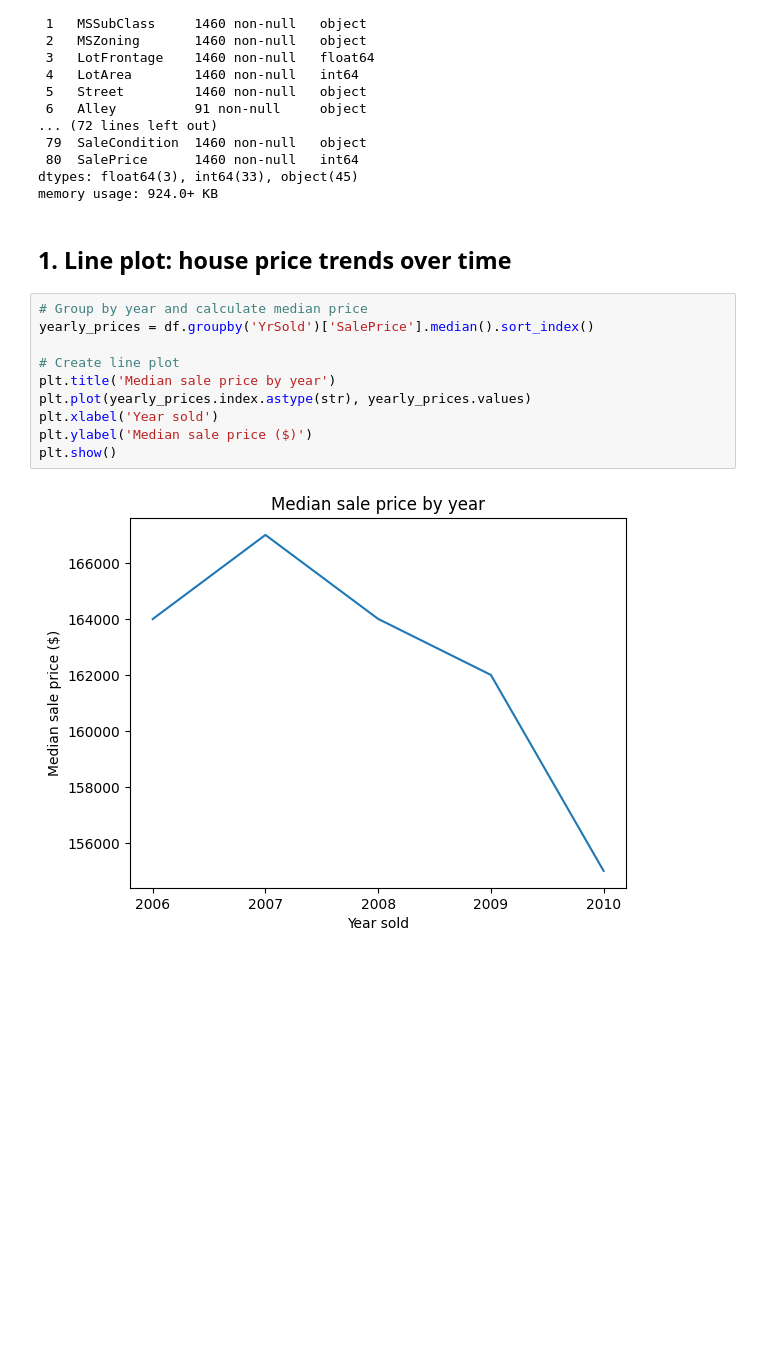
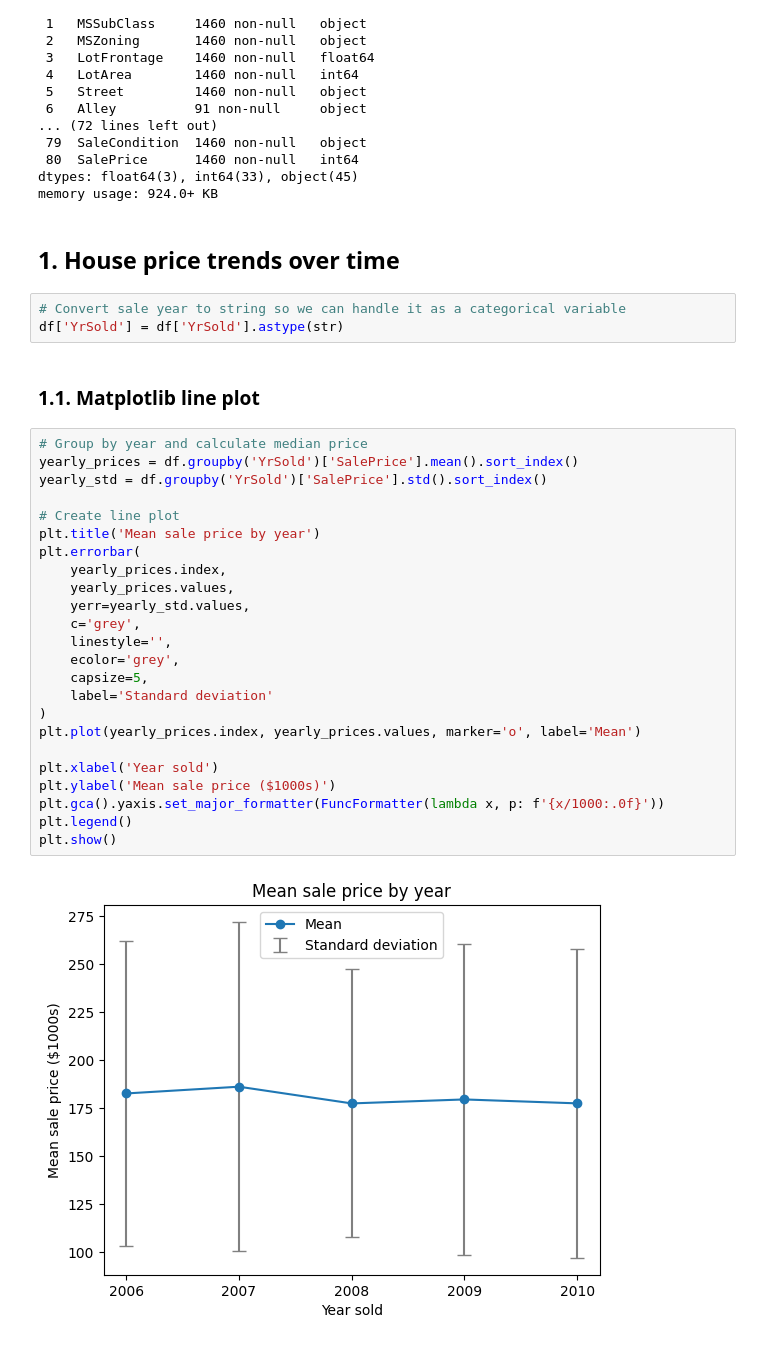
Before and after one commit to pallavitalasila26/FSA_devops, a Jupyter notebook: notebooks/unit2/lesson_11/Lesson_11_activity_solution.ipynb, the cells around one changed output. Saved outputs shown, nothing was run; the diff lists cells and outputs as text; blank space fills up the shorter version.

Commit message:
Updated lesson 11 activity solution with new plots

```diff
--- a/notebooks/unit2/lesson_11/Lesson_11_activity_solution.ipynb
+++ b/notebooks/unit2/lesson_11/Lesson_11_activity_solution.ipynb
@@ -51,16 +54,35 @@ Data columns (total 81 columns):
 dtypes: float64(3), int64(33), object(45)
 memory usage: 924.0+ KB
 # %% [markdown]
-## 1. Line plot: house price trends over time
+## 1. House price trends over time
+# %%
+# Convert sale year to string so we can handle it as a categorical variable
+df['YrSold'] = df['YrSold'].astype(str)
+# %% [markdown]
+### 1.1. Matplotlib line plot
 # %%
 # Group by year and calculate median price
-yearly_prices = df.groupby('YrSold')['SalePrice'].median().sort_index()
+yearly_prices = df.groupby('YrSold')['SalePrice'].mean().sort_index()
+yearly_std = df.groupby('YrSold')['SalePrice'].std().sort_index()
 
 # Create line plot
-plt.title('Median sale price by year')
-plt.plot(yearly_prices.index.astype(str), yearly_prices.values)
+plt.title('Mean sale price by year')
+plt.errorbar(
+    yearly_prices.index,
+    yearly_prices.values,
+    yerr=yearly_std.values,
+    c='grey',
+    linestyle='',
+    ecolor='grey',
+    capsize=5,
+    label='Standard deviation'
+)
+plt.plot(yearly_prices.index, yearly_prices.values, marker='o', label='Mean')
+
 plt.xlabel('Year sold')
-plt.ylabel('Median sale price ($)')
+plt.ylabel('Mean sale price ($1000s)')
+plt.gca().yaxis.set_major_formatter(FuncFormatter(lambda x, p: f'{x/1000:.0f}'))
+plt.legend()
 plt.show()
 # %% [output]
-[figure, old version]
+[figure, new version]
```
Also changed, not shown: parts of 57 cells of this notebook.
